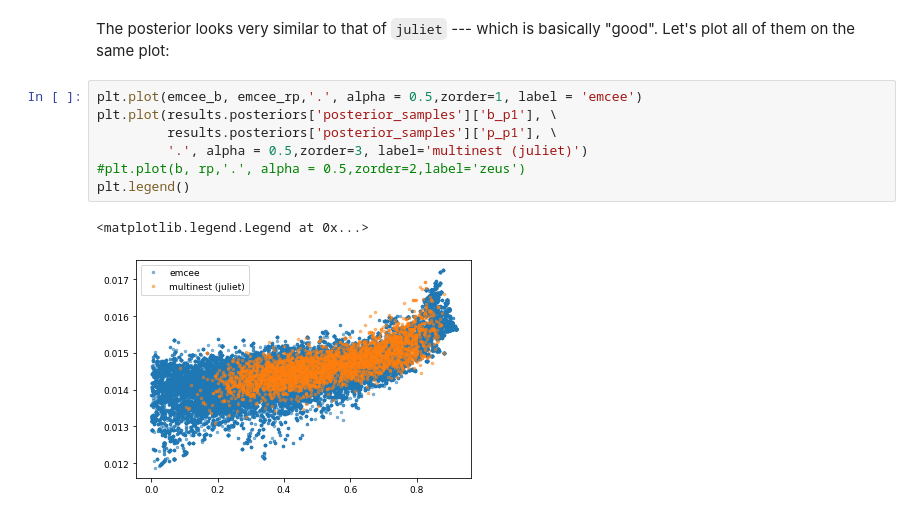
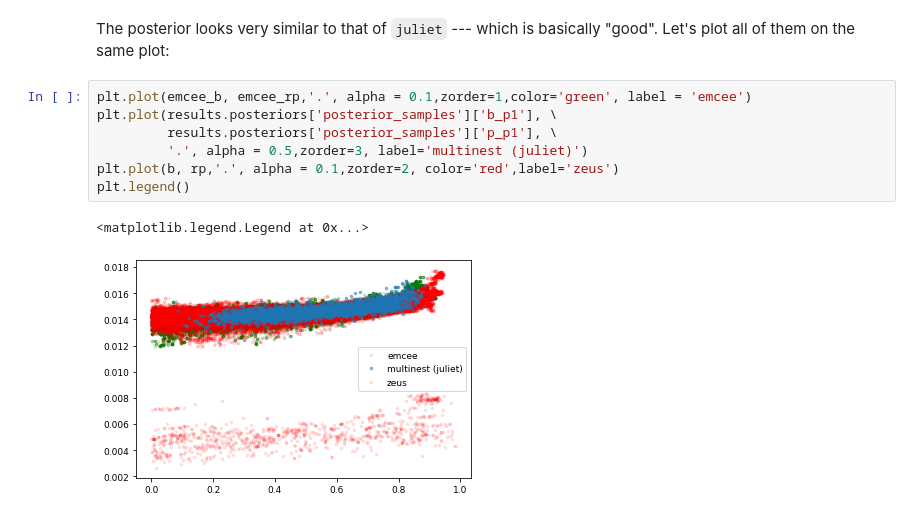
Before and after one commit to nespinoza/zeus-transit-example, a Jupyter notebook: zeus_tests.ipynb, the cells around one changed output. Drawn from its saved outputs; the diff is of its cells as text.

```diff
--- a/zeus_tests.ipynb
+++ b/zeus_tests.ipynb
@@ -316,12 +316,12 @@ Text(0, 0.5, 'rp')
 # %% [markdown]
 The posterior looks very similar to that of `juliet` --- which is basically "good". Let's plot all of them on the same plot:
 # %%
-plt.plot(emcee_b, emcee_rp,'.', alpha = 0.5,zorder=1, label = 'emcee')
+plt.plot(emcee_b, emcee_rp,'.', alpha = 0.1,zorder=1,color='green', label = 'emcee')
 plt.plot(results.posteriors['posterior_samples']['b_p1'], \
          results.posteriors['posterior_samples']['p_p1'], \
          '.', alpha = 0.5,zorder=3, label='multinest (juliet)')
-#plt.plot(b, rp,'.', alpha = 0.5,zorder=2,label='zeus')
+plt.plot(b, rp,'.', alpha = 0.1,zorder=2, color='red',label='zeus')
 plt.legend()
 # %% [output]
 <matplotlib.legend.Legend at 0x...>
-[figure, old version]
+[figure, new version]
```
